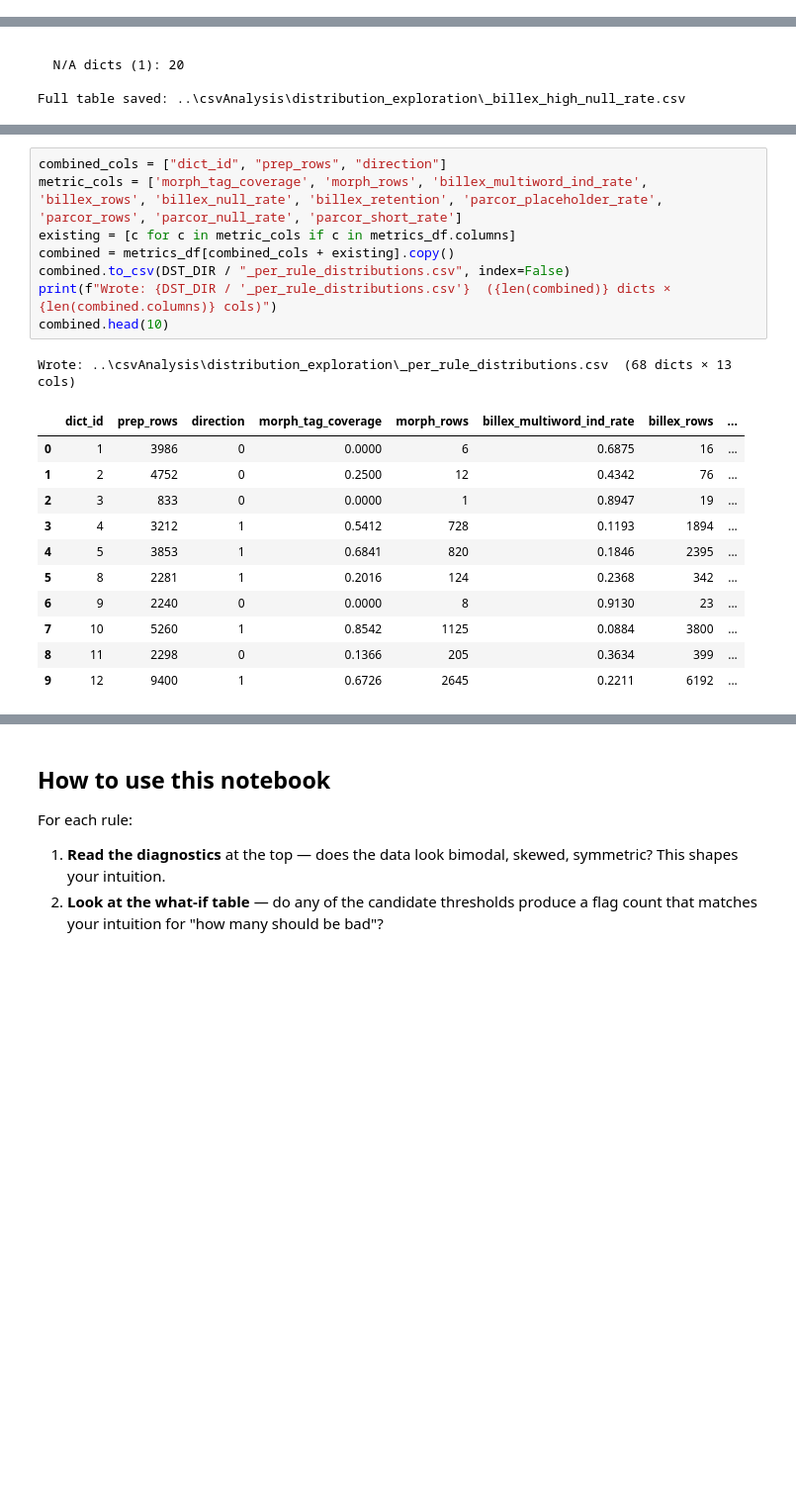
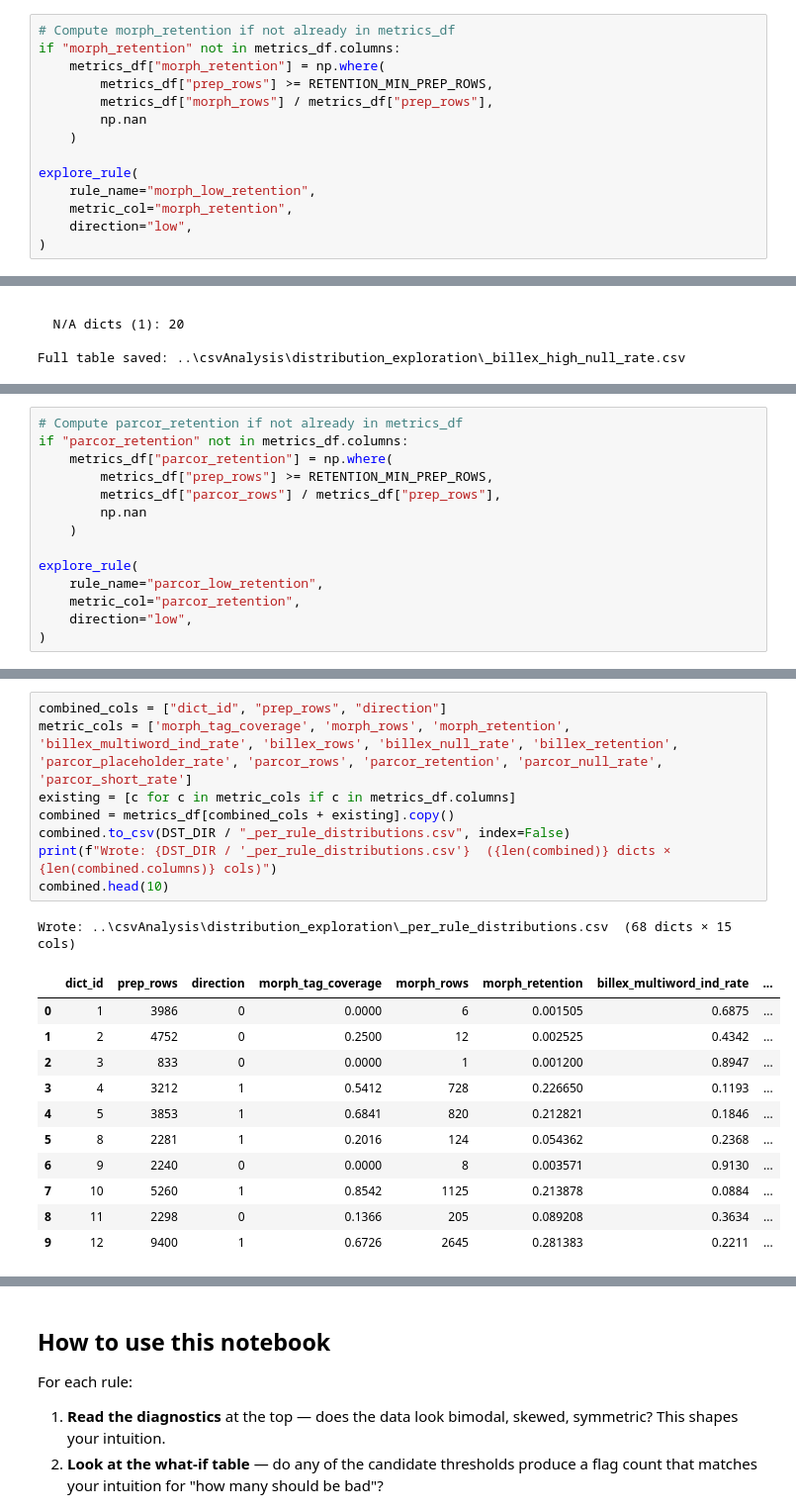
Before and after one commit to Pradiptaa/tugas-akhir-data-mining, a Jupyter notebook: TAEkstraksiKamus/postProcessing/Distribution Explorer.ipynb, the cells around one changed output, grey strips where cells are left out. Shown at 99% size. Saved outputs shown, nothing was run; the diff lists cells and outputs as text; blank space fills up the shorter version.

```diff
--- a/TAEkstraksiKamus/postProcessing/Distribution Explorer.ipynb
+++ b/TAEkstraksiKamus/postProcessing/Distribution Explorer.ipynb
@@ -513,0 +527,14 @@ Full table saved: ..\csvAnalysis\distribution_exploration\_morph_too_few_rows.cs
+# %%
+# Compute morph_retention if not already in metrics_df
+if "morph_retention" not in metrics_df.columns:
+    metrics_df["morph_retention"] = np.where(
+        metrics_df["prep_rows"] >= RETENTION_MIN_PREP_ROWS,
+        metrics_df["morph_rows"] / metrics_df["prep_rows"],
+        np.nan
+    )
+
+explore_rule(
+    rule_name="morph_low_retention",
+    metric_col="morph_retention",
+    direction="low",
+)
@@ -801,0 +876,14 @@ Full table saved: ..\csvAnalysis\distribution_exploration\_parcor_too_few_rows.c
+# %%
+# Compute parcor_retention if not already in metrics_df
+if "parcor_retention" not in metrics_df.columns:
+    metrics_df["parcor_retention"] = np.where(
+        metrics_df["prep_rows"] >= RETENTION_MIN_PREP_ROWS,
+        metrics_df["parcor_rows"] / metrics_df["prep_rows"],
+        np.nan
+    )
+
+explore_rule(
+    rule_name="parcor_low_retention",
+    metric_col="parcor_retention",
+    direction="low",
+)
@@ -903,23 +1191,23 @@ for cross-rule analysis (e.g., "do dicts with low tag_coverage also have
 low retention?").
 # %%
 combined_cols = ["dict_id", "prep_rows", "direction"]
-metric_cols = ['morph_tag_coverage', 'morph_rows', 'billex_multiword_ind_rate', 'billex_rows', 'billex_null_rate', 'billex_retention', 'parcor_placeholder_rate', 'parcor_rows', 'parcor_null_rate', 'parcor_short_rate']
+metric_cols = ['morph_tag_coverage', 'morph_rows', 'morph_retention', 'billex_multiword_ind_rate', 'billex_rows', 'billex_null_rate', 'billex_retention', 'parcor_placeholder_rate', 'parcor_rows', 'parcor_retention', 'parcor_null_rate', 'parcor_short_rate']
 existing = [c for c in metric_cols if c in metrics_df.columns]
 combined = metrics_df[combined_cols + existing].copy()
 combined.to_csv(DST_DIR / "_per_rule_distributions.csv", index=False)
 print(f"Wrote: {DST_DIR / '_per_rule_distributions.csv'}  ({len(combined)} dicts × {len(combined.columns)} cols)")
 combined.head(10)
 # %% [output]
-Wrote: ..\csvAnalysis\distribution_exploration\_per_rule_distributions.csv  (68 dicts × 13 cols)
+Wrote: ..\csvAnalysis\distribution_exploration\_per_rule_distributions.csv  (68 dicts × 15 cols)
-|  | dict_id | prep_rows | direction | morph_tag_coverage | morph_rows | billex_multiword_ind_rate | billex_rows | ... |
-| 0 | 1 | 3986 | 0 | 0.0000 | 6 | 0.6875 | 16 | ... |
-| 1 | 2 | 4752 | 0 | 0.2500 | 12 | 0.4342 | 76 | ... |
-| 2 | 3 | 833 | 0 | 0.0000 | 1 | 0.8947 | 19 | ... |
-| 3 | 4 | 3212 | 1 | 0.5412 | 728 | 0.1193 | 1894 | ... |
-| 4 | 5 | 3853 | 1 | 0.6841 | 820 | 0.1846 | 2395 | ... |
-| 5 | 8 | 2281 | 1 | 0.2016 | 124 | 0.2368 | 342 | ... |
-| 6 | 9 | 2240 | 0 | 0.0000 | 8 | 0.9130 | 23 | ... |
-| 7 | 10 | 5260 | 1 | 0.8542 | 1125 | 0.0884 | 3800 | ... |
-| 8 | 11 | 2298 | 0 | 0.1366 | 205 | 0.3634 | 399 | ... |
-| 9 | 12 | 9400 | 1 | 0.6726 | 2645 | 0.2211 | 6192 | ... |
+|  | dict_id | prep_rows | direction | morph_tag_coverage | morph_rows | morph_retention | billex_multiword_ind_rate | ... |
+| 0 | 1 | 3986 | 0 | 0.0000 | 6 | 0.001505 | 0.6875 | ... |
+| 1 | 2 | 4752 | 0 | 0.2500 | 12 | 0.002525 | 0.4342 | ... |
+| 2 | 3 | 833 | 0 | 0.0000 | 1 | 0.001200 | 0.8947 | ... |
+| 3 | 4 | 3212 | 1 | 0.5412 | 728 | 0.226650 | 0.1193 | ... |
+| 4 | 5 | 3853 | 1 | 0.6841 | 820 | 0.212821 | 0.1846 | ... |
+| 5 | 8 | 2281 | 1 | 0.2016 | 124 | 0.054362 | 0.2368 | ... |
+| 6 | 9 | 2240 | 0 | 0.0000 | 8 | 0.003571 | 0.9130 | ... |
+| 7 | 10 | 5260 | 1 | 0.8542 | 1125 | 0.213878 | 0.0884 | ... |
+| 8 | 11 | 2298 | 0 | 0.1366 | 205 | 0.089208 | 0.3634 | ... |
+| 9 | 12 | 9400 | 1 | 0.6726 | 2645 | 0.281383 | 0.2211 | ... |
 # %% [markdown]
```
Also changed, not shown: parts of 17 cells of this notebook, 4 other files.
